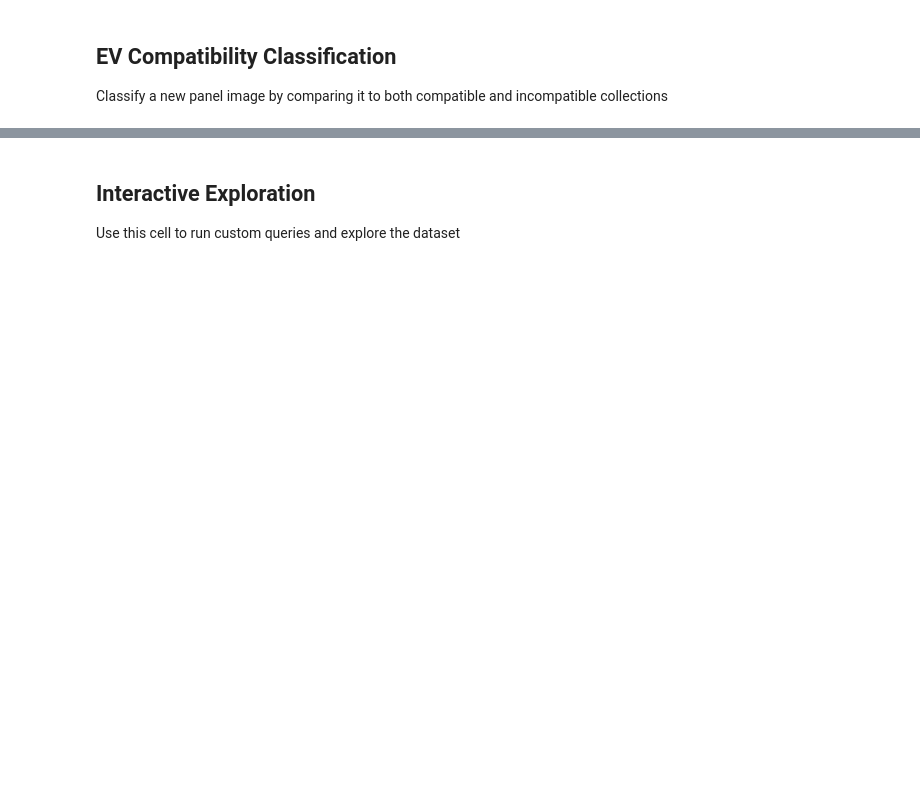
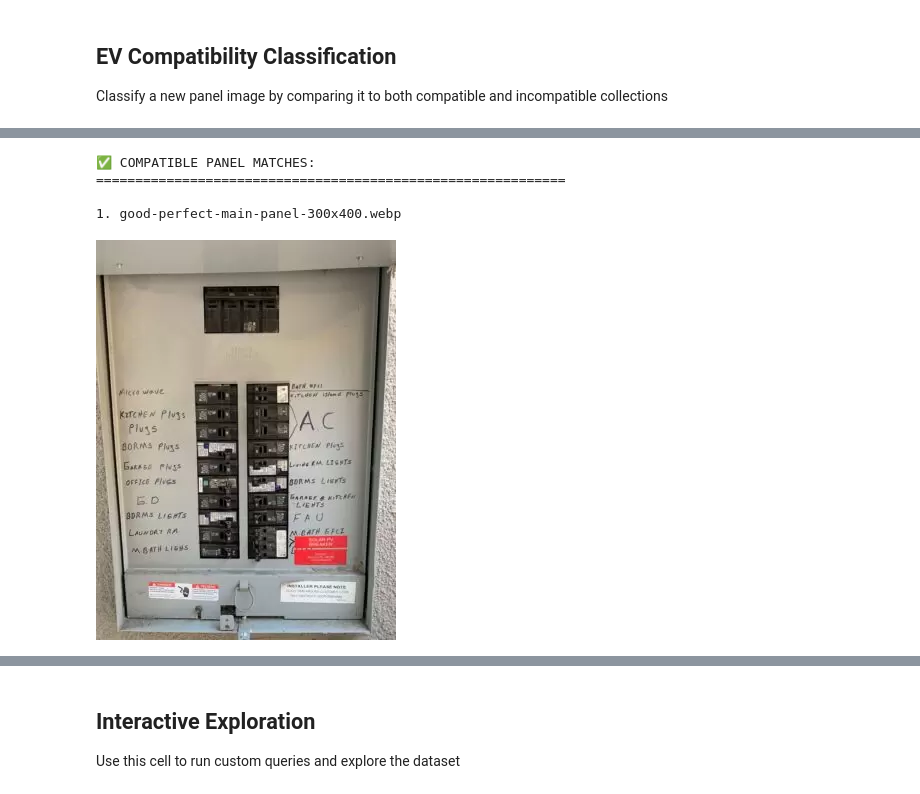
Before and after one commit to elmunoz42/ev-panel-compatibility-tester, a Jupyter notebook: exploratory-notebook.ipynb, the cells around one changed output, grey strips where cells are left out. Drawn from its saved outputs; the diff is of its cells as text; code cells hidden in the pictures; blank space fills up the shorter version.

```diff
--- a/exploratory-notebook.ipynb
+++ b/exploratory-notebook.ipynb
@@ -301,12 +405,18 @@ else:
 # %%
 # Visualize compatible matches
 if 'classification' in locals():
     print("\n✅ COMPATIBLE PANEL MATCHES:")
     print("="*60)
     for i, panel in enumerate(classification['compatible_matches'][:3], 1):
         if panel['filename']:
             print(f"\n{i}. {panel['filename']}")
-            display(Image.open(f"Good/{panel['filename']}"))
+            display(Image.open(f"Images/Good/{panel['filename']}"))
+# %% [output]
+✅ COMPATIBLE PANEL MATCHES:
+============================================================
+
+1. good-perfect-main-panel-300x400.webp
+[figure, added]
 # %%
 # Visualize incompatible matches
 if 'classification' in locals():
```
Also changed, not shown: parts of 15 cells of this notebook.
